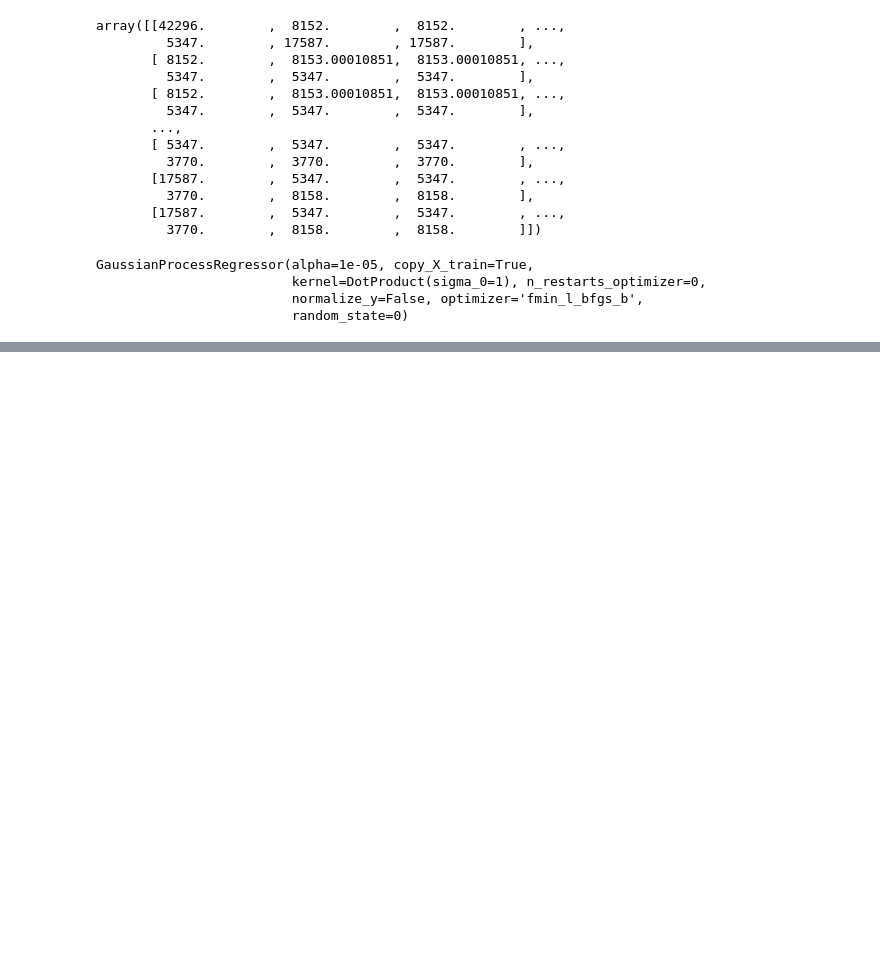
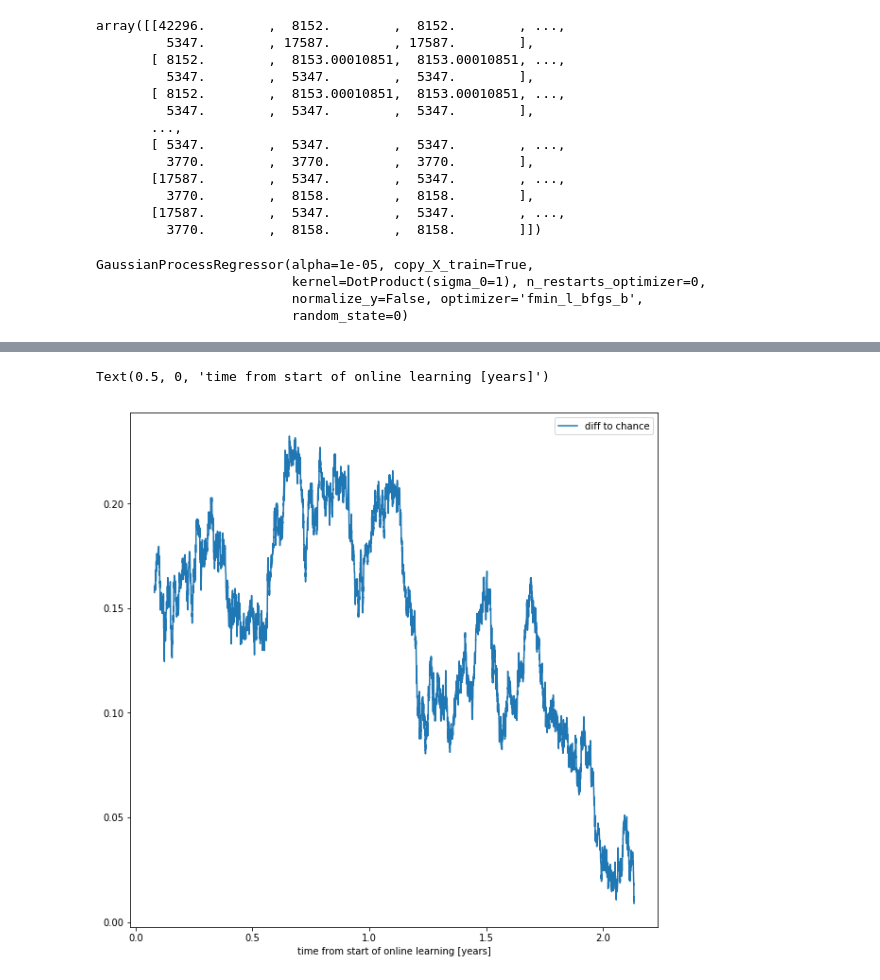
Before and after one commit to elvisnava/DSLab-StackOverflow, a Jupyter notebook: data-exploration/GP.ipynb, the cells around one changed output, grey strips where cells are left out. Drawn from its saved outputs; the diff is of its cells as text; code cells hidden in the pictures; blank space fills up the shorter version.

```diff
--- a/data-exploration/GP.ipynb
+++ b/data-exploration/GP.ipynb
@@ -105,0 +143,8 @@ mu, sigma = gpr.predict(vals[-10:, :], return_std=True)
+# %%
+plt.figure(figsize=(10,10))
+plt.plot(time_indx.values, r_mean-c_mean, label='diff to chance')
+plt.legend()
+plt.xlabel("time from start of online learning [years]")
+# %% [output]
+Text(0.5, 0, 'time from start of online learning [years]')
+[figure, added]
```
Also changed, not shown: parts of 7 cells of this notebook.
